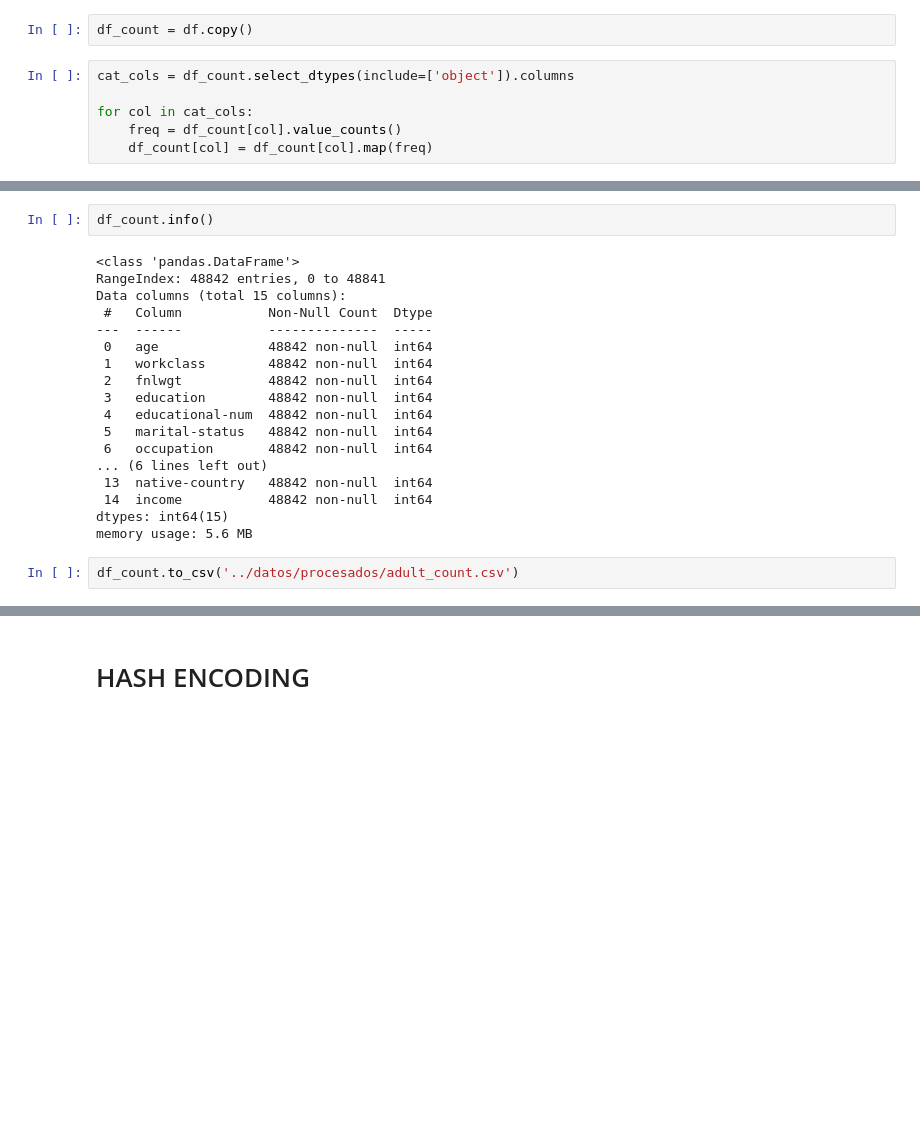
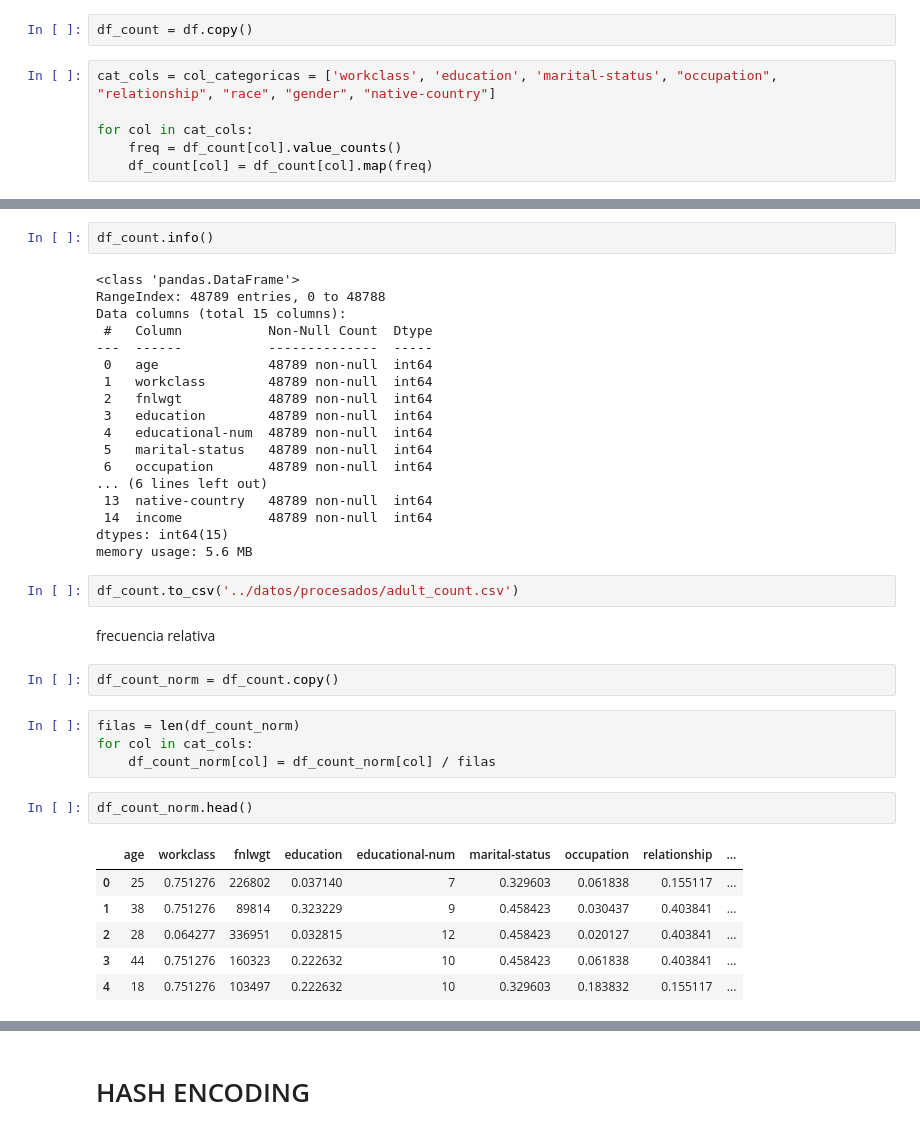
Before and after one commit to francoSerafini/Estudio-de-tecnicas-para-la-conversion-de-datos-categoricos-a-numericos, a Jupyter notebook: notebooks/03-encoding.ipynb, the cells around one changed output, grey strips where cells are left out. Saved outputs shown, nothing was run; the diff lists cells and outputs as text; blank space fills up the shorter version.

Commit message:
Informe Count Encoding

```diff
--- a/notebooks/03-encoding.ipynb
+++ b/notebooks/03-encoding.ipynb
@@ -74,7 +76,7 @@ df_ohe.to_csv('../datos/procesados/adult_ohe.csv', index=False)
 # %%
 df_count = df.copy()
 # %%
-cat_cols = df_count.select_dtypes(include=['object']).columns
+cat_cols = col_categoricas = ['workclass', 'education', 'marital-status', "occupation", "relationship", "race", "gender", "native-country"]
 
 for col in cat_cols:
     freq = df_count[col].value_counts()
@@ -95,21 +94,38 @@ df_count.head()
 df_count.info()
 # %% [output]
 <class 'pandas.DataFrame'>
-RangeIndex: 48842 entries, 0 to 48841
+RangeIndex: 48789 entries, 0 to 48788
 Data columns (total 15 columns):
  #   Column           Non-Null Count  Dtype
 ---  ------           --------------  -----
- 0   age              48842 non-null  int64
- 1   workclass        48842 non-null  int64
- 2   fnlwgt           48842 non-null  int64
- 3   education        48842 non-null  int64
- 4   educational-num  48842 non-null  int64
- 5   marital-status   48842 non-null  int64
- 6   occupation       48842 non-null  int64
+ 0   age              48789 non-null  int64
+ 1   workclass        48789 non-null  int64
+ 2   fnlwgt           48789 non-null  int64
+ 3   education        48789 non-null  int64
+ 4   educational-num  48789 non-null  int64
+ 5   marital-status   48789 non-null  int64
+ 6   occupation       48789 non-null  int64
 ... (6 lines left out)
- 13  native-country   48842 non-null  int64
- 14  income           48842 non-null  int64
+ 13  native-country   48789 non-null  int64
+ 14  income           48789 non-null  int64
 dtypes: int64(15)
 memory usage: 5.6 MB
 # %%
 df_count.to_csv('../datos/procesados/adult_count.csv')
+# %% [markdown]
+frecuencia relativa
+# %%
+df_count_norm = df_count.copy()
+# %%
+filas = len(df_count_norm)
+for col in cat_cols:
+    df_count_norm[col] = df_count_norm[col] / filas
+# %%
+df_count_norm.head()
+# %% [output]
+|  | age | workclass | fnlwgt | education | educational-num | marital-status | occupation | relationship | ... |
+| 0 | 25 | 0.751276 | 226802 | 0.037140 | 7 | 0.329603 | 0.061838 | 0.155117 | ... |
+| 1 | 38 | 0.751276 | 89814 | 0.323229 | 9 | 0.458423 | 0.030437 | 0.403841 | ... |
+| 2 | 28 | 0.064277 | 336951 | 0.032815 | 12 | 0.458423 | 0.020127 | 0.403841 | ... |
+| 3 | 44 | 0.751276 | 160323 | 0.222632 | 10 | 0.458423 | 0.061838 | 0.403841 | ... |
+| 4 | 18 | 0.751276 | 103497 | 0.222632 | 10 | 0.329603 | 0.183832 | 0.155117 | ... |
```
Also changed, not shown: parts of 10 cells of this notebook, 8 other files.
